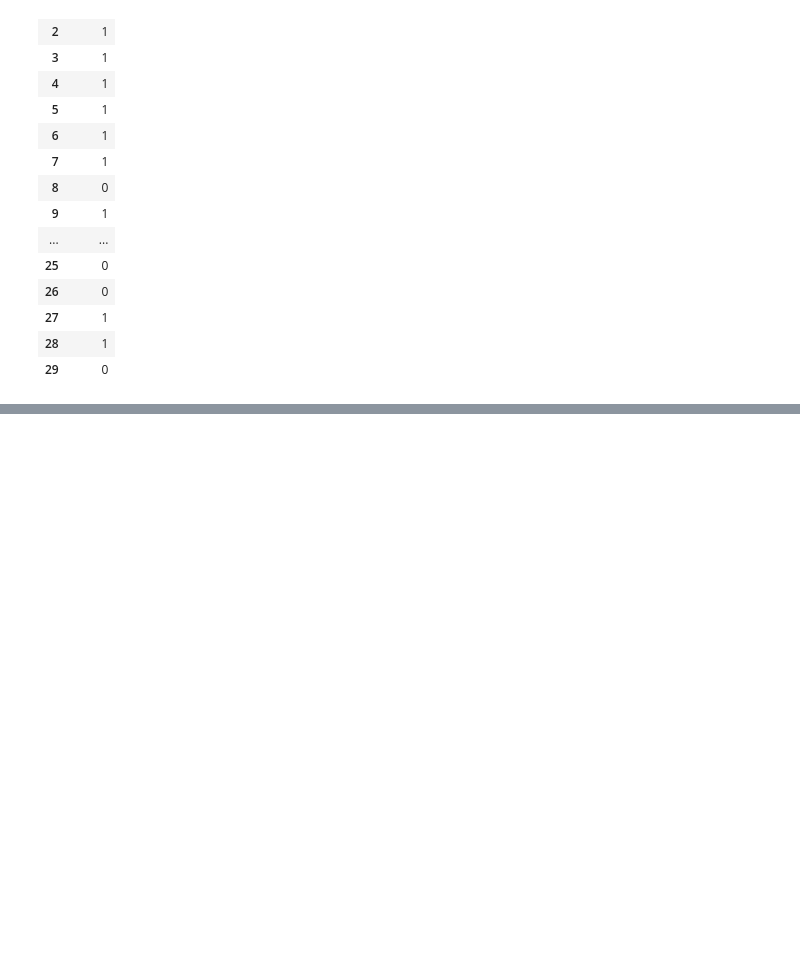
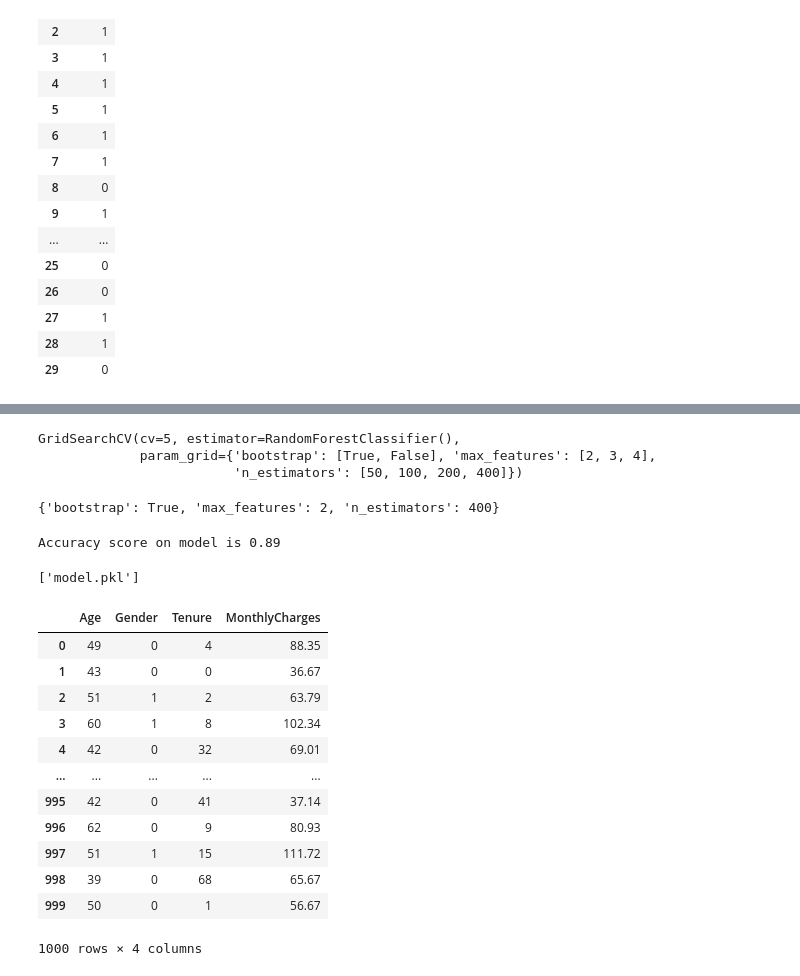
Before and after one commit to AGADA-BI/Churn-Prediction-App, a Jupyter notebook: project.ipynb, the cells around one changed output, grey strips where cells are left out. Cells and saved outputs as stored; diff of their text form; code cells hidden in the pictures; blank space fills up the shorter version.

Commit message:
model selection

```diff
--- a/project.ipynb
+++ b/project.ipynb
@@ -247,0 +361,14 @@ scaler = StandardScaler()
+# %%
+grid_rfc.fit(X_train, y_train)
+# %% [output]
+GridSearchCV(cv=5, estimator=RandomForestClassifier(),
+             param_grid={'bootstrap': [True, False], 'max_features': [2, 3, 4],
+                         'n_estimators': [50, 100, 200, 400]})
+# %%
+grid_rfc.best_params_
+# %% [output]
+{'bootstrap': True, 'max_features': 2, 'n_estimators': 400}
+# %%
+modelperformance(y_pred)
+# %% [output]
+Accuracy score on model is 0.89
@@ -247,0 +377,20 @@ scaler = StandardScaler()
+# %%
+joblib.dump(best_model, "model.pkl")
+# %% [output]
+['model.pkl']
+# %%
+X
+# %% [output]
+|  | Age | Gender | Tenure | MonthlyCharges |
+| 0 | 49 | 0 | 4 | 88.35 |
+| 1 | 43 | 0 | 0 | 36.67 |
+| 2 | 51 | 1 | 2 | 63.79 |
+| 3 | 60 | 1 | 8 | 102.34 |
+| 4 | 42 | 0 | 32 | 69.01 |
+| ... | ... | ... | ... | ... |
+| 995 | 42 | 0 | 41 | 37.14 |
+| 996 | 62 | 0 | 9 | 80.93 |
+| 997 | 51 | 1 | 15 | 111.72 |
+| 998 | 39 | 0 | 68 | 65.67 |
+| 999 | 50 | 0 | 1 | 56.67 |
+1000 rows × 4 columns
```
Also changed, not shown: parts of 33 cells of this notebook, 3 other files.
